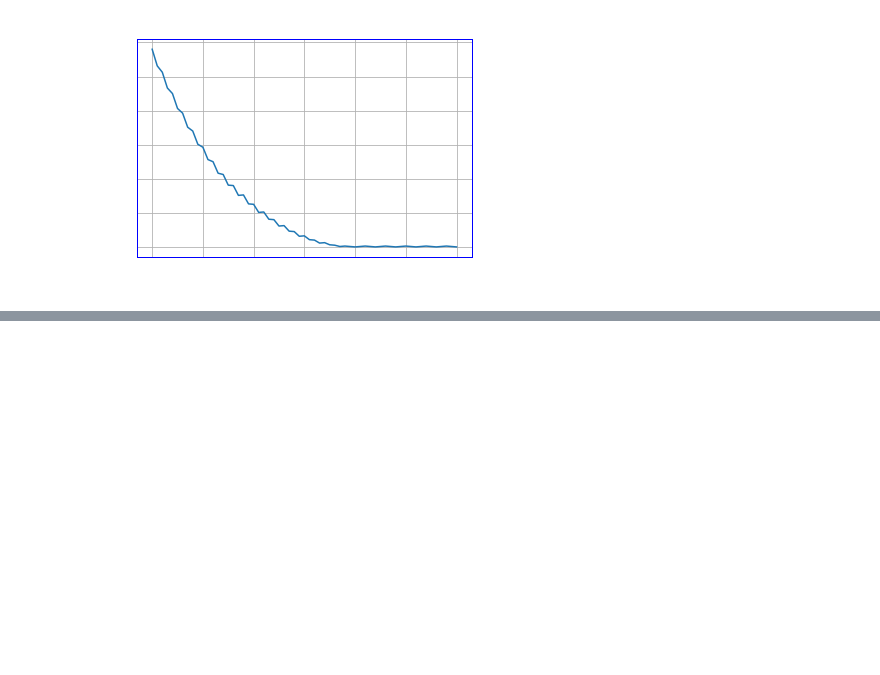
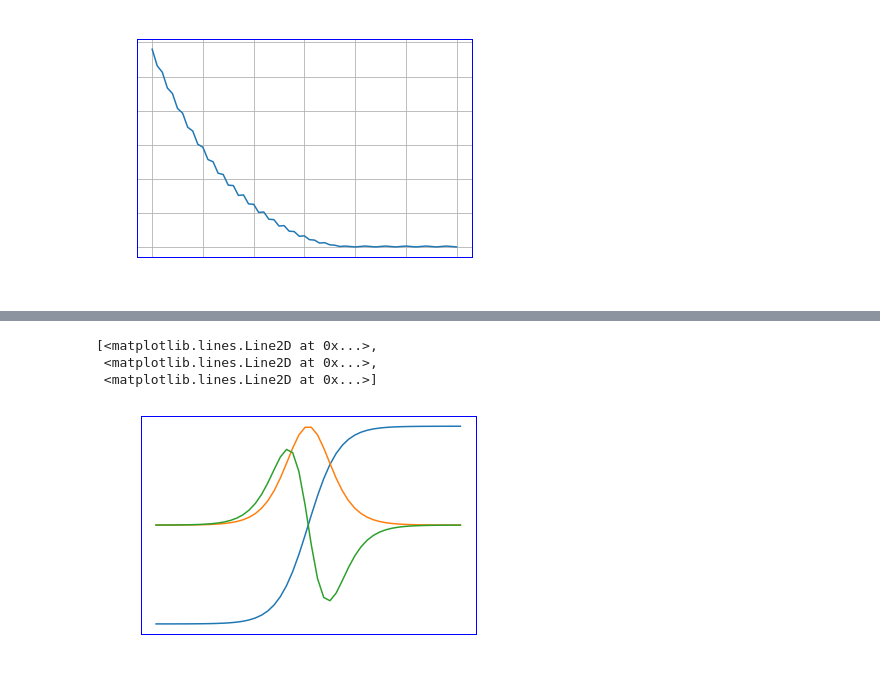
Before and after one commit to RyotaBannai/Data_Science, a Jupyter notebook: Coordinate search descent.ipynb, the cells around one changed output, grey strips where cells are left out. Drawn from its saved outputs; the diff is of its cells as text; code cells hidden in the pictures; blank space fills up the shorter version.

```diff
--- a/Coordinate search descent.ipynb
+++ b/Coordinate search descent.ipynb
@@ -94,0 +112,10 @@ Text(0, 0.5, 'Cost')
+# %%
+from autograd import grad
+# Just transforms from [x, y1, y2, y3] to [[x, y1], [x, y2], [x, y3]] to [[x, y1, x, y2, x, y3]
+plot_friendly = lambda x: (lambda r: r.reshape(r.shape[0]*r.shape[1], r.shape[2]))(np.array([[x[0], x[n+1]] for n in np.arange(x.T.shape[1]-1)]))
+plt.plot(*plot_friendly(np.array(data_f([g, dgdw, grad(dgdw)], [[],[],[]], -5,5,50))))
+# %% [output]
+[<matplotlib.lines.Line2D at 0x...>,
+ <matplotlib.lines.Line2D at 0x...>,
+ <matplotlib.lines.Line2D at 0x...>]
+[figure, added]
```
Also changed, not shown: parts of 14 cells of this notebook, 1 other file.
